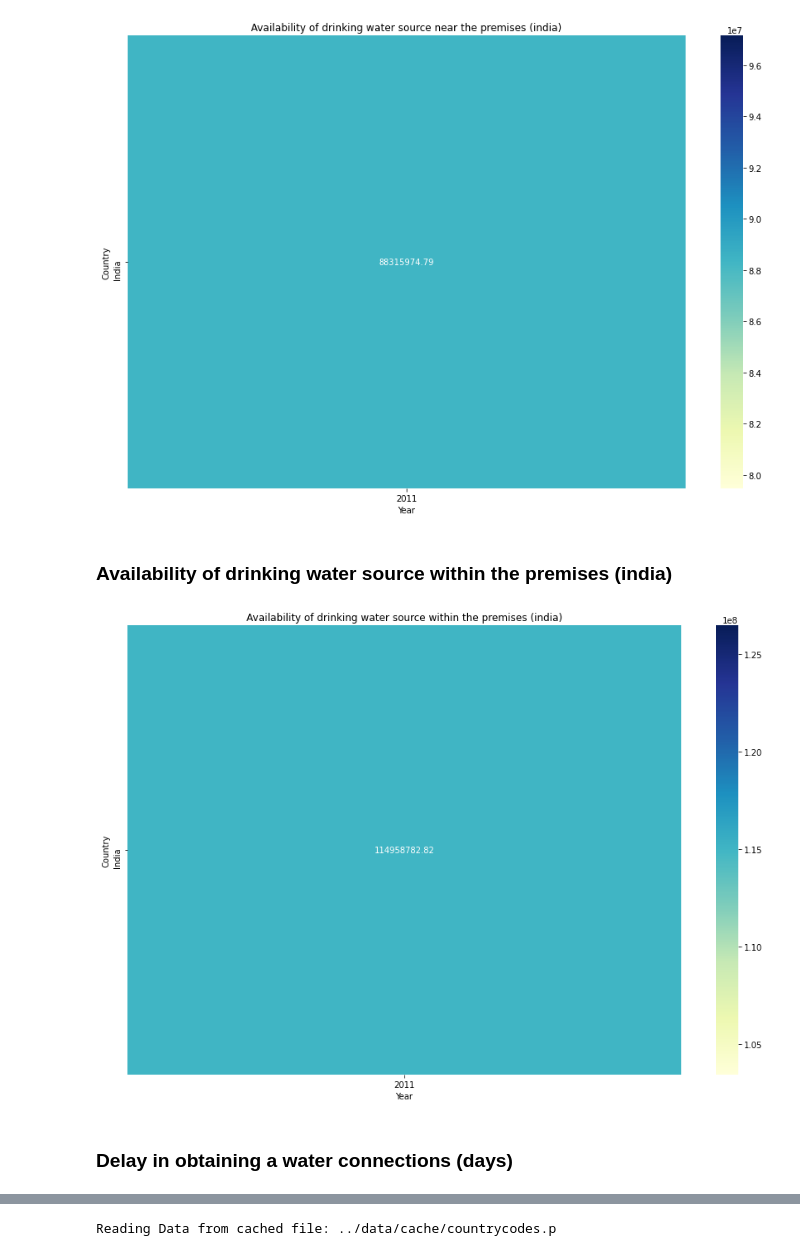
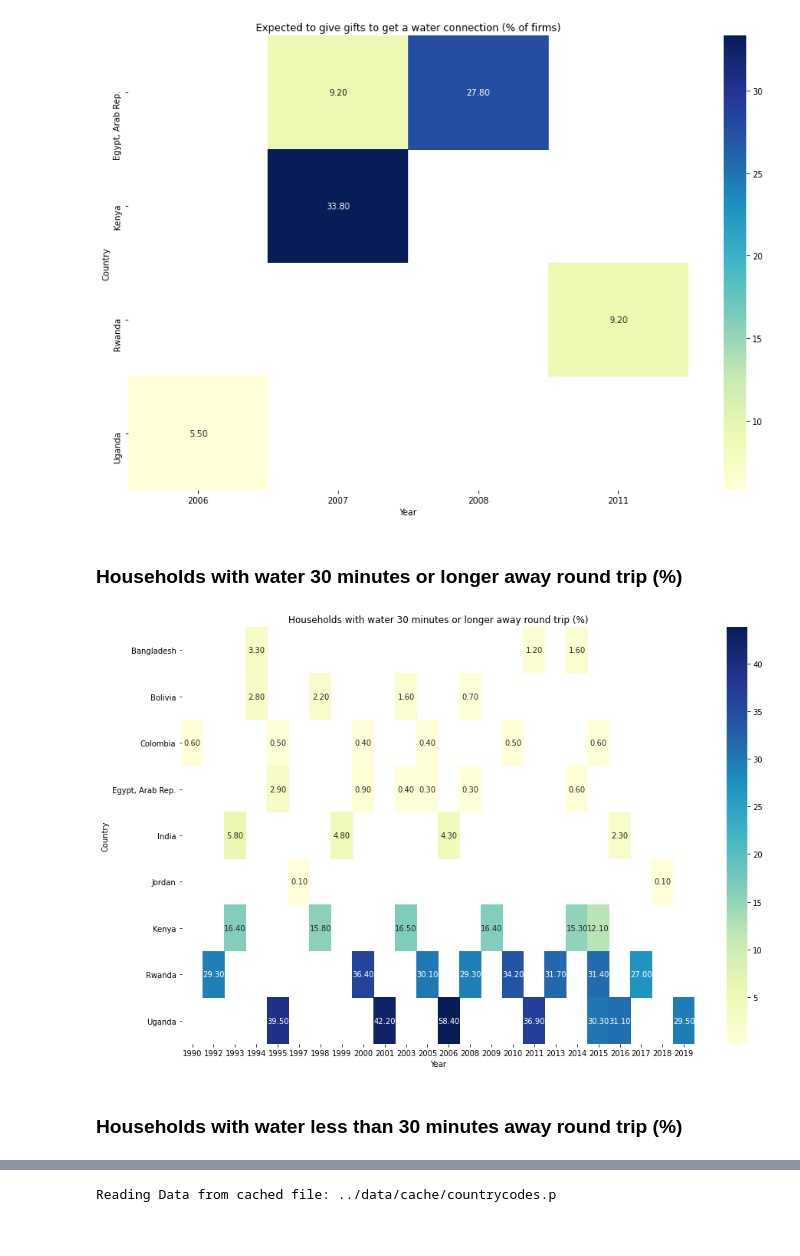
Before and after one commit to die-tageszeitung/water-data, a Jupyter notebook: ipynb_notebooks/03.tell me about tcc.ipynb, the cells around one changed output, grey strips where cells are left out. Cells and saved outputs as stored; diff of their text form; code cells hidden in the pictures.

```diff
--- a/ipynb_notebooks/03.tell me about tcc.ipynb
+++ b/ipynb_notebooks/03.tell me about tcc.ipynb
@@ -27,6 +27,7 @@ pd.set_option('display.max_colwidth', None)
 datadir = "../data/"
 cachedir = "../data/cache"
 # %%
+
 taz_correspondents_countries = tcc = {
     'Jordan': 'JOR',
     'Egypt, Arab Rep.': 'EGY',
@@ -52,11 +53,11 @@ mdg_series = {
     'SG.H2O.PRMS.HH.ZS': 'Households with water on the premises (%)',
     'SH.H2O.SMDW.ZS': 'People using safely managed drinking water services (% of population)',
     'SP.POP.TOTL': 'Population, total',
-    'IN.POV.HH.DRNKNGWATER.TOTL.PCT': 'Households Access to Safe Drinking Water - Total (%) (india)', # Country Partnership Strategy for India (FY2013 - 17)
-    'IN.POV.HH.DRKNGWATER.WITHIN': 'Availability of drinking water source within the premises (india)',
-    'IN.POV.HH.DRKNGWATER.NEAR': 'Availability of drinking water source near the premises (india)',
-    'IN.POV.HH.DRKNGWATER.AWAY': 'Availability of drinking water from a source away (india)',
-    'IN.POV.HH.DRKNGWATER': 'Total households with drinking water facility (india)',
+    #'IN.POV.HH.DRNKNGWATER.TOTL.PCT': 'Households Access to Safe Drinking Water - Total (%) (india)', # Country Partnership Strategy for India (FY2013 - 17)
+    #'IN.POV.HH.DRKNGWATER.WITHIN': 'Availability of drinking water source within the premises (india)',
+    #'IN.POV.HH.DRKNGWATER.NEAR': 'Availability of drinking water source near the premises (india)',
+    #'IN.POV.HH.DRKNGWATER.AWAY': 'Availability of drinking water from a source away (india)',
+    #'IN.POV.HH.DRKNGWATER': 'Total households with drinking water facility (india)',
     'IE.PPN.WATR.CD': 'Public private partnerships investment in water and sanitation (current US$)',
     'IE.PPI.WATR.CD': 'Investment in water and sanitation with private participation (current US$)',
     'IC.WAT.GIFT.ZS': 'Expected to give gifts to get a water connection (% of firms)',
@@ -148,12 +149,12 @@ show_text_data = False
 
 for f in ['Annual freshwater withdrawals, total (% of internal resources)',
           'Annual freshwater withdrawals, total (billion cubic meters)',
-          'Availability of drinking water from a source away (india)',
-          'Availability of drinking water source near the premises (india)',
-          'Availability of drinking water source within the premises (india)',
+          #'Availability of drinking water from a source away (india)',
+          #'Availability of drinking water source near the premises (india)',
+          #'Availability of drinking water source within the premises (india)',
           'Delay in obtaining a water connections (days)',
           'Expected to give gifts to get a water connection (% of firms)',
-          'Households Access to Safe Drinking Water - Total (%) (india)',
+          #'Households Access to Safe Drinking Water - Total (%) (india)',
           'Households with water 30 minutes or longer away round trip (%)',
           'Households with water less than 30 minutes away round trip (%)',
           'Households with water on the premises (%)',
@@ -207,4 +208,4 @@ Availability of drinking water source near the premises (india)
-[figure, old version]
+[figure, new version]
-Availability of drinking water source within the premises (india)
+Households with water 30 minutes or longer away round trip (%)
-[figure, old version]
+[figure, new version]
-Delay in obtaining a water connections (days)
+Households with water less than 30 minutes away round trip (%)
```
Also changed, not shown: parts of 8 cells of this notebook, 6 other files.
